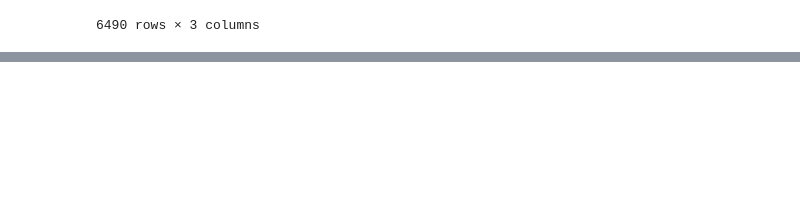
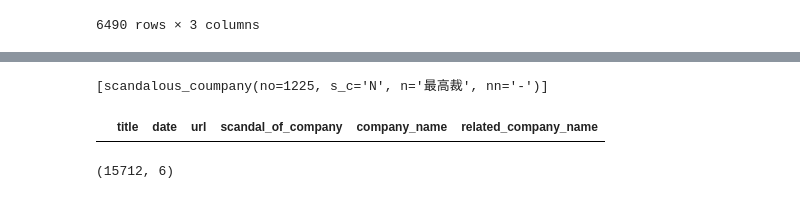
Before and after one commit to yoji0806/Corporate-Scandal, a Jupyter notebook: tmp_openai.ipynb, the cells around one changed output, grey strips where cells are left out. Cells and saved outputs as stored; diff of their text form; code cells hidden in the pictures; blank space fills up the shorter version.

```diff
--- a/tmp_openai.ipynb
+++ b/tmp_openai.ipynb
@@ -144,0 +173,3 @@ Processing time: 0.04 seconds
+# %%
+article_with_number_ls = [f"{index}.{title}" for index, title in zip(rest_scandal_df.index, rest_scandal_df['title'])]
+article_with_number_ls
@@ -144,0 +194,23 @@ Processing time: 0.04 seconds
+# %%
+for article in article_with_number_ls:
+
+    result_raw = utils.call_openai_structured_output(
+                instruction= instruction,
+                prompt= article,
+                model = "gpt-4o",
+                response_format= Inspectation
+        )
+
+    result_inspection = result_raw.final_result
+
+    for item in result_inspection:
+        row_index = item.no
+        scandal_df.loc[row_index, 'scandal_of_company'] = item.s_c
+        scandal_df.loc[row_index, 'company_name'] = item.n
+        scandal_df.loc[row_index, 'related_company_name'] = item.nn
+
+    rap = time.time()
+    elapsed_time = rap - start_time
+    print(f"index {row_index} 終了！：{elapsed_time:.2f} s")
+
+    start_time = time.time()
@@ -144,0 +235,13 @@ Processing time: 0.04 seconds
+# %%
+scandal_df.to_csv("./data/scandals_20200101to20241113_symbol_added.csv", index=False)
+# %% [output]
+[scandalous_coumpany(no=1225, s_c='N', n='最高裁', nn='-')]
+# %%
+scandal_df[scandal_df["scandal_of_company"].isna()]
+# %% [output]
+|  | title | date | url | scandal_of_company | company_name | related_company_name |
+# %%
+df_combined = pd.concat([scandal_df, done_df], ignore_index=True)
+df_combined.shape
+# %% [output]
+(15712, 6)
```
Also changed, not shown: parts of 8 cells of this notebook, 10 other files.
